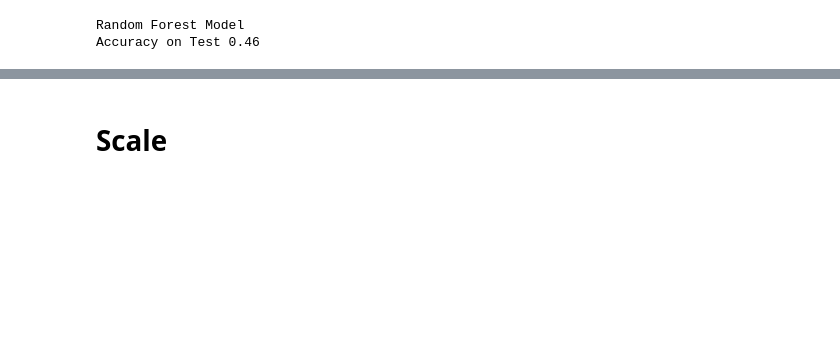
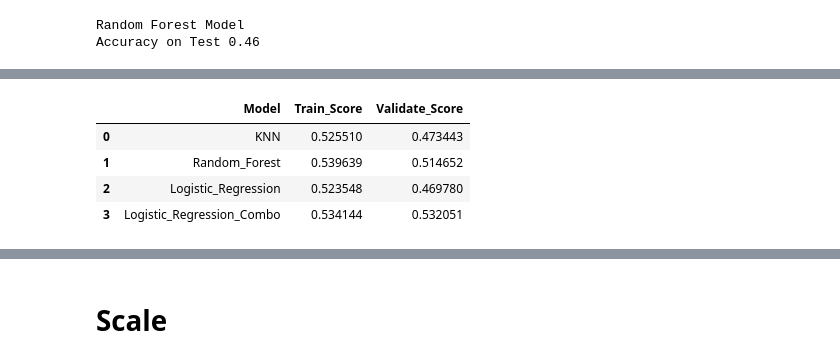
Before and after one commit to noether-manjor/clustering-project, a Jupyter notebook: manny/modeling_mvp.ipynb, the cells around one changed output, grey strips where cells are left out. Saved outputs shown, nothing was run; the diff lists cells and outputs as text; code cells hidden in the pictures; blank space fills up the shorter version.

Commit message:
dataframes!

```diff
--- a/manny/modeling_mvp.ipynb
+++ b/manny/modeling_mvp.ipynb
@@ -492,0 +541,8 @@ plt.show()
+# %%
+best_scores_df
+# %% [output]
+|  | Model | Train_Score | Validate_Score |
+| 0 | KNN | 0.525510 | 0.473443 |
+| 1 | Random_Forest | 0.539639 | 0.514652 |
+| 2 | Logistic_Regression | 0.523548 | 0.469780 |
+| 3 | Logistic_Regression_Combo | 0.534144 | 0.532051 |
```
Also changed, not shown: parts of 71 cells of this notebook.
